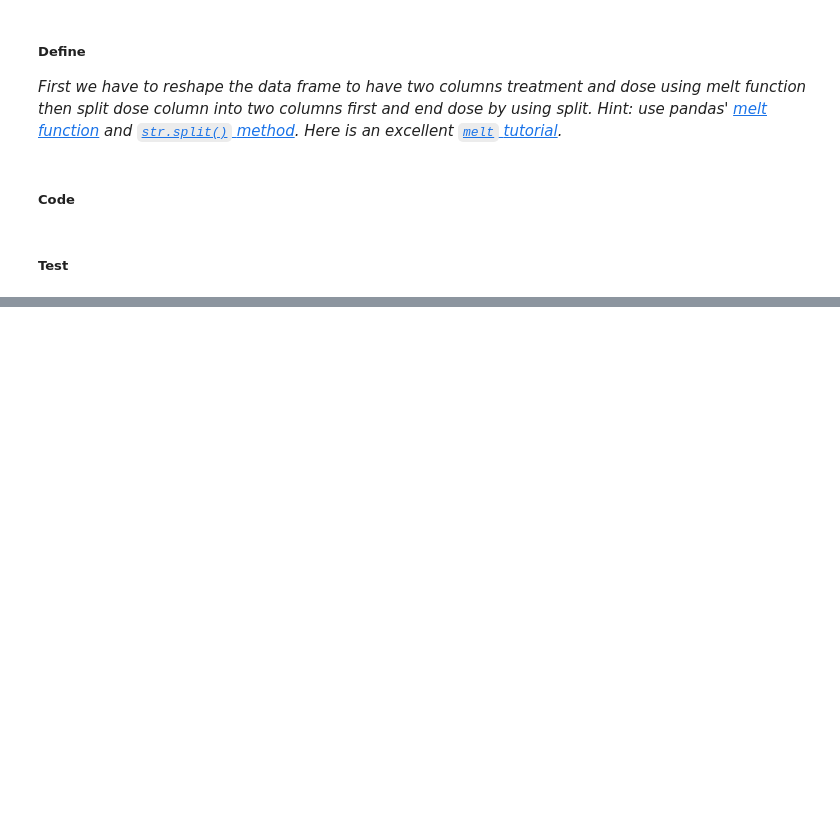
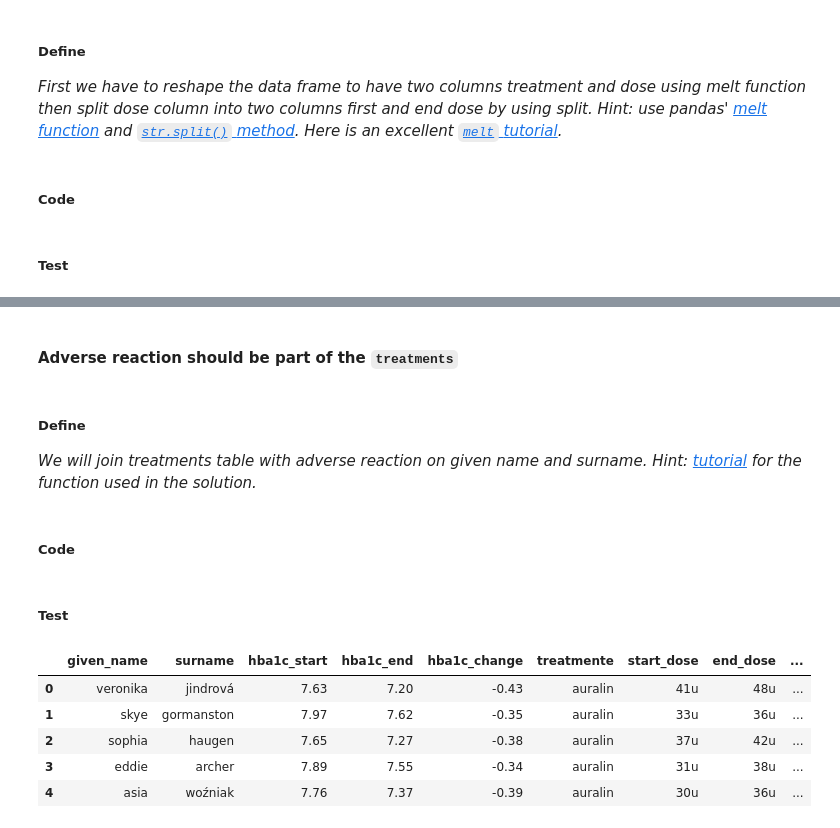
Before and after one commit to SalmaAbass/Data-wrangle-with-python, a Jupyter notebook: Data wrangle.ipynb, the cells around one changed output, grey strips where cells are left out. Drawn from its saved outputs; the diff is of its cells as text; code cells hidden in the pictures; blank space fills up the shorter version.

Commit message:
Merge adverse action and treatments tables  together

```diff
--- a/Data wrangle.ipynb
+++ b/Data wrangle.ipynb
@@ -472,0 +489,20 @@ treatments_clean = treatments_clean.drop('dose',axis=1)
+# %% [markdown]
+#### Adverse reaction should be part of the `treatments`
+# %% [markdown]
+##### Define
+*We will join treatments table with adverse reaction on given name and surname. Hint: [tutorial](https://chrisalbon.com/python/pandas_join_merge_dataframe.html) for the function used in the solution.*
+# %% [markdown]
+##### Code
+# %%
+treatments_clean = pd.merge(treatments_clean, adverse_reactions_clean, on=['given_name','surname'],how='left')
+# %% [markdown]
+##### Test
+# %%
+treatments_clean.head()
+# %% [output]
+|  | given_name | surname | hba1c_start | hba1c_end | hba1c_change | treatmente | start_dose | end_dose | ... |
+| 0 | veronika | jindrová | 7.63 | 7.20 | -0.43 | auralin | 41u | 48u | ... |
+| 1 | skye | gormanston | 7.97 | 7.62 | -0.35 | auralin | 33u | 36u | ... |
+| 2 | sophia | haugen | 7.65 | 7.27 | -0.38 | auralin | 37u | 42u | ... |
+| 3 | eddie | archer | 7.89 | 7.55 | -0.34 | auralin | 31u | 38u | ... |
+| 4 | asia | woźniak | 7.76 | 7.37 | -0.39 | auralin | 30u | 36u | ... |
```
Also changed, not shown: parts of 4 cells of this notebook.
